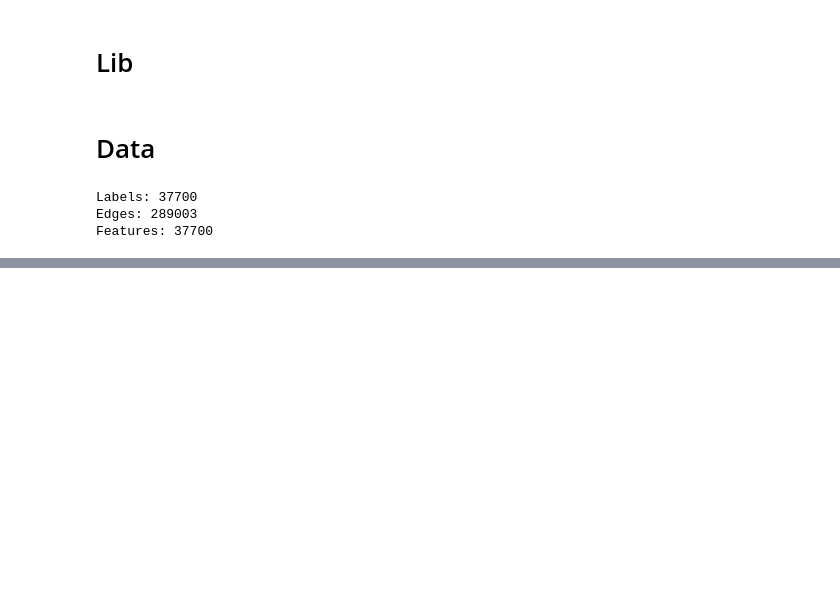
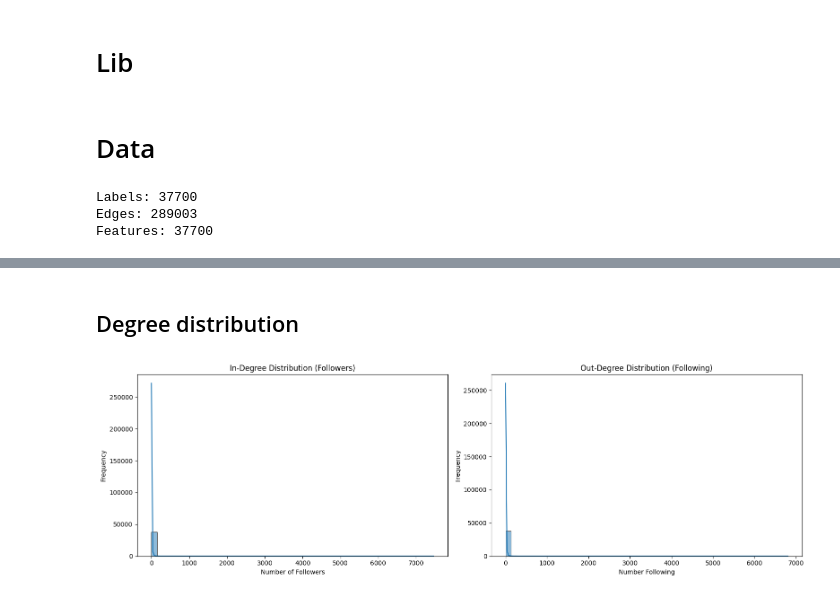
Before and after one commit to Avcuongy/social-analysis-project, a Jupyter notebook: notebooks/analysis/1_overview.ipynb, the cells around one changed output, grey strips where cells are left out. Saved outputs shown, nothing was run; the diff lists cells and outputs as text; code cells hidden in the pictures; blank space fills up the shorter version.

```diff
--- a/notebooks/analysis/1_overview.ipynb
+++ b/notebooks/analysis/1_overview.ipynb
@@ -191,0 +184,5 @@ Tiến hành vẽ mạng cục bộ (Ego-graph) cho Node ID: 31890 (Sở hữu 9
+# %%
+# In-degree = followers
+in_degree_dict = dict(G.in_degree())
+# Out-degree = following
+out_degree_dict = dict(G.out_degree())
@@ -191,0 +212,23 @@ Tiến hành vẽ mạng cục bộ (Ego-graph) cho Node ID: 31890 (Sở hữu 9
+# %% [markdown]
+## Degree distribution
+# %%
+fig, axes = plt.subplots(1, 2, figsize=(16, 5))
+
+# In-degree distribution
+sns.histplot(list(in_degree_dict.values()), bins=50, kde=True, ax=axes[0])
+
+axes[0].set_title("In-Degree Distribution (Followers)")
+axes[0].set_xlabel("Number of Followers")
+axes[0].set_ylabel("Frequency")
+
+# Out-degree distribution
+sns.histplot(list(out_degree_dict.values()), bins=50, kde=True, ax=axes[1])
+
+axes[1].set_title("Out-Degree Distribution (Following)")
+axes[1].set_xlabel("Number Following")
+axes[1].set_ylabel("Frequency")
+
+plt.tight_layout()
+plt.show()
+# %% [output]
+[figure, added]
```
Also changed, not shown: parts of 50 cells of this notebook, 1 other file.
